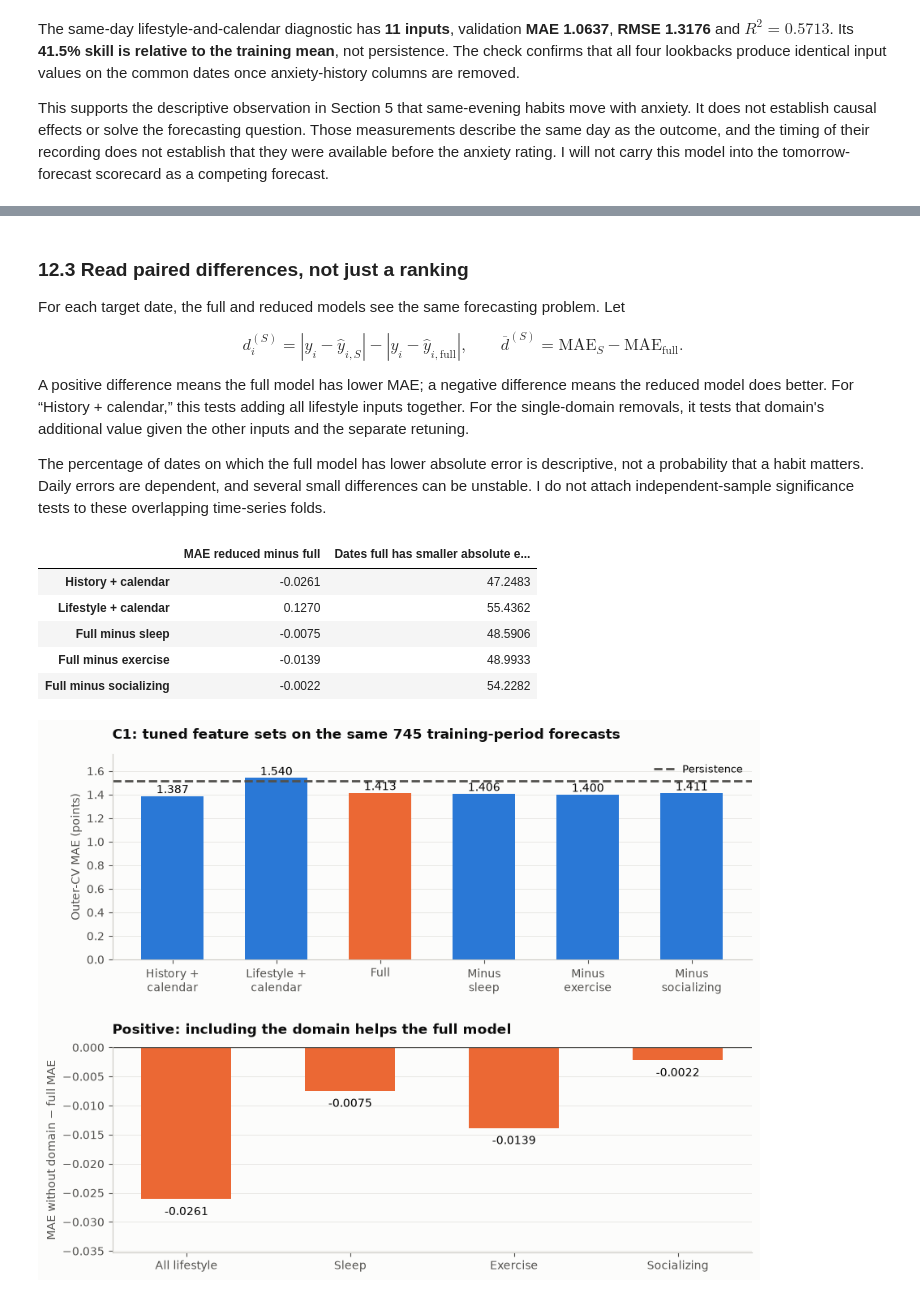
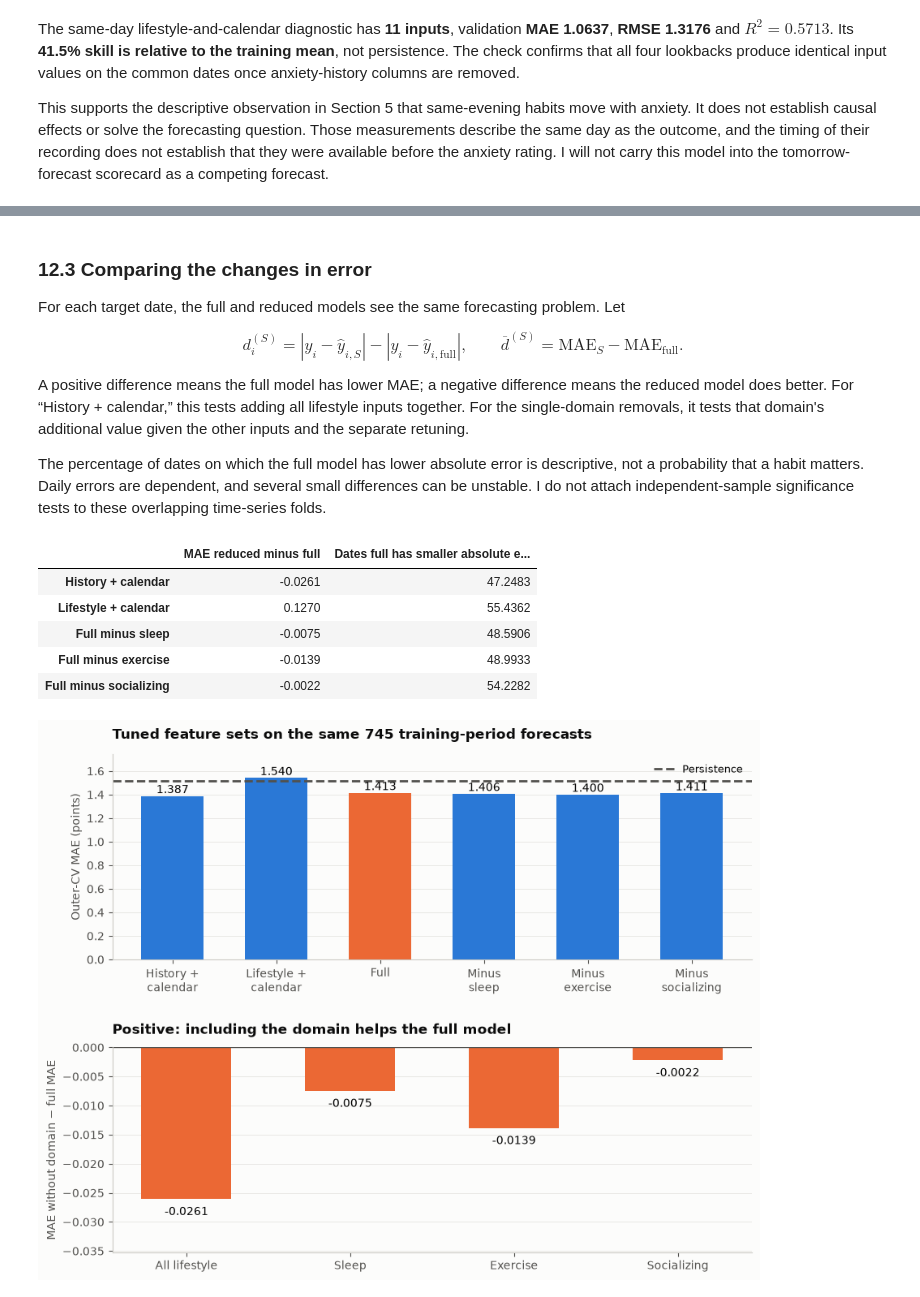
Before and after one commit to Mariomsoliman/Anxiety-Lifestyle-habits-Capstone, a Jupyter notebook: My anaxiety analysis/anxiety_pipeline.ipynb, the cells around one changed output, grey strips where cells are left out. Drawn from its saved outputs; the diff is of its cells as text; code cells hidden in the pictures.

```diff
--- a/My anaxiety analysis/anxiety_pipeline.ipynb
+++ b/My anaxiety analysis/anxiety_pipeline.ipynb
@@ -3239,7 +3237,7 @@ for row, h in enumerate(mae_grid.index):
 ax.set_xticks(range(4), [f"k = {k}" for k in mae_grid.columns])
 ax.set_yticks([0, 1], ["h = 1\nTomorrow", "h = 3\nThree days ahead"])
 ax.set_xlabel("Anxiety-summary lookback (calendar days)")
-ax.set_title("C4: same validation targets, different information windows", pad=14)
+ax.set_title("Same validation targets, different information windows", pad=14)
 ax.grid(False)
 fig.colorbar(image_map, ax=ax, label="Validation MAE (anxiety points)", shrink=0.85)
 fig.tight_layout()
@@ -3406,7 +3404,7 @@ Nested C1 fold 5/5 complete (750 fitting, 149 held-out forecasts).
 | 5 | 0.010000 | 0.000000 | 0.100000 | 0.003162 | 0.031623 | ... |
 The outer scores evaluate the inner tuning procedure, not the minimum inner-CV errors.
 # %% [markdown]
-### 12.3 Read paired differences, not just a ranking
+### 12.3 Comparing the changes in error
 
 For each target date, the full and reduced models see the same forecasting problem. Let
 
@@ -3433,35 +3431,35 @@ values = c1_scores.loc[list(c1_feature_sets), "MAE"]
 axes[0].bar(range(6), values, color=[BLUE if name != "Full" else ORANGE for name in c1_feature_sets], width=0.6)
 for position, value in enumerate(values):
     axes[0].text(position, value + 0.025, f"{value:.3f}", ha="center", fontsize=10)
 axes[0].axhline(c1_scores.loc["Persistence", "MAE"], color=INK_2, linestyle="--", label="Persistence")
 axes[0].set_xticks(range(6), short_names)
 axes[0].set_ylim(0, max(values.max(), c1_scores.loc["Persistence", "MAE"]) + 0.2)
 axes[0].set_ylabel("Outer-CV MAE (points)")
-axes[0].set_title("C1: tuned feature sets on the same 745 training-period forecasts", pad=14)
+axes[0].set_title("Tuned feature sets on the same 745 training-period forecasts", pad=14)
 axes[0].legend(fontsize=9)
 removals = ["History + calendar", "Full minus sleep", "Full minus exercise", "Full minus socializing"]
 gains = c1_paired.loc[removals, "MAE reduced minus full"]
 axes[1].bar(range(4), gains, color=[BLUE if gain > 0 else ORANGE for gain in gains], width=0.55)
 for position, value in enumerate(gains):
     axes[1].annotate(f"{value:+.4f}", (position, value), xytext=(0, 6 if value >= 0 else -14),
                      textcoords="offset points", ha="center", fontsize=10)
 axes[1].axhline(0, color=INK_2, linewidth=1)
 axes[1].set_xticks(range(4), ["All lifestyle", "Sleep", "Exercise", "Socializing"])
 axes[1].set_ylabel("MAE without domain − full MAE")
 axes[1].set_title("Positive: including the domain helps the full model", pad=12)
 axes[1].margins(y=0.35)
 for ax in axes:
     ax.grid(axis="x", visible=False)
 fig.tight_layout(h_pad=2.5)
 plt.show()
 # %% [output]
 |  | MAE reduced minus full | Dates full has smaller absolute e... |
 | History + calendar | -0.0261 | 47.2483 |
 | Lifestyle + calendar | 0.1270 | 55.4362 |
 | Full minus sleep | -0.0075 | 48.5906 |
 | Full minus exercise | -0.0139 | 48.9933 |
 | Full minus socializing | -0.0022 | 54.2282 |
-[figure, old version]
+[figure, new version]
 # %% [markdown]
 **For this ridge procedure, adding the habit features does not improve on the history-and-calendar model.** On the same **745 outer-CV forecasts**, history plus calendar has MAE **1.3873**, compared with **1.4134** for the full model. Both beat persistence's **1.5168**, with skill about **8.5%** and **6.8%** respectively. Lifestyle plus calendar alone has MAE **1.5405**, slightly worse than persistence.
 
```
Also changed, not shown: parts of 95 cells of this notebook, 3 other files.
